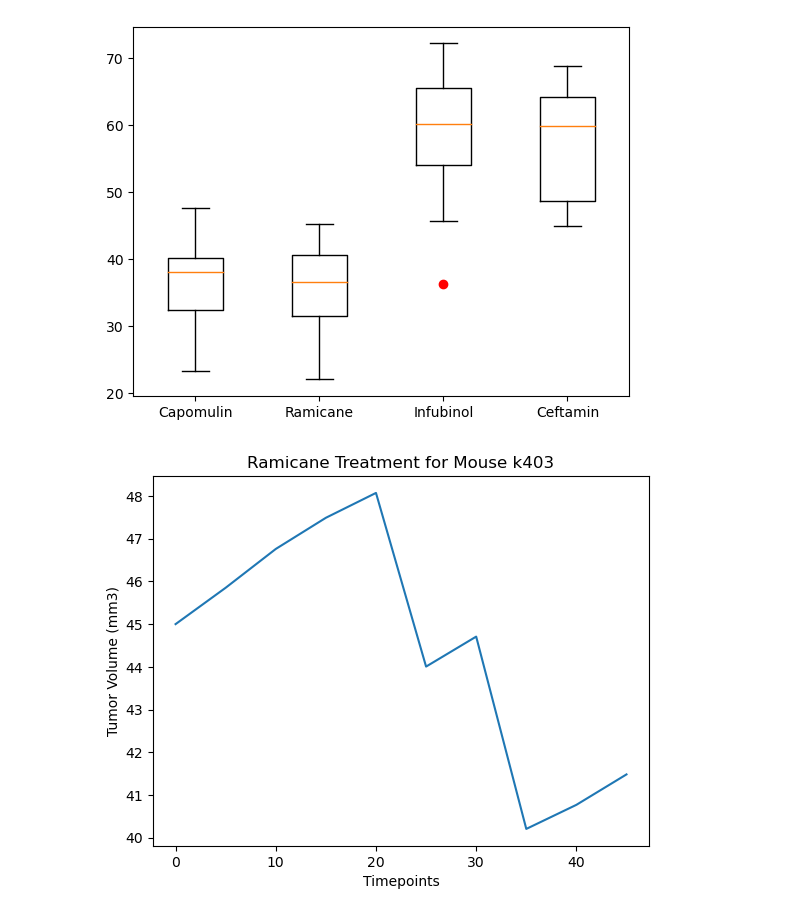
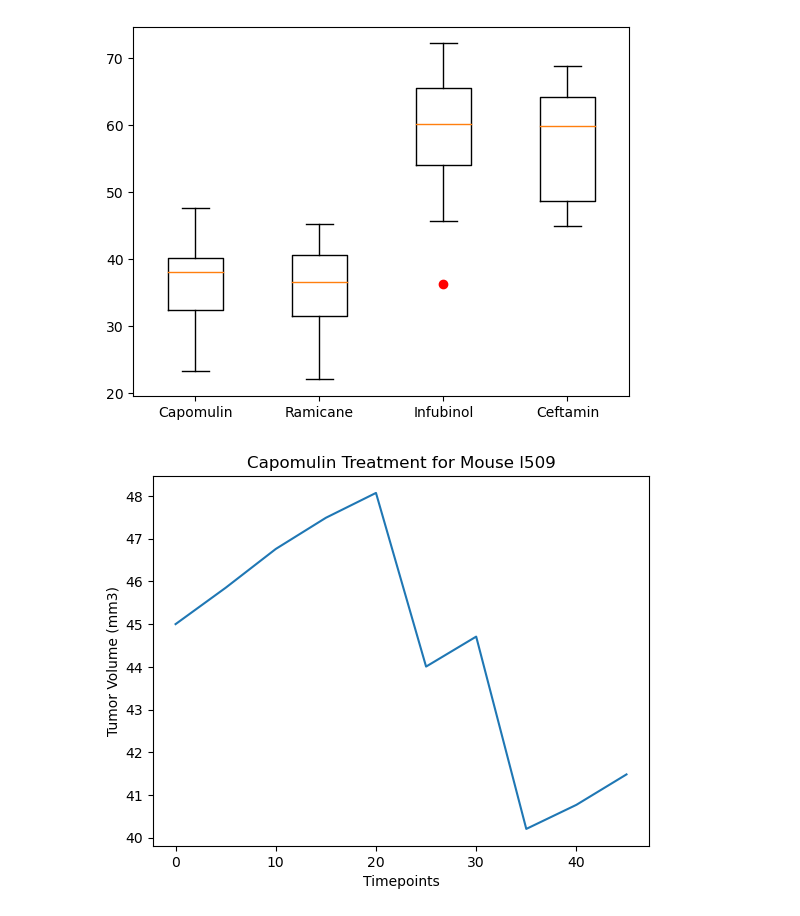
Before and after one commit to SolSolstice/matplotib-challenge, a Jupyter notebook: Pymaceuticals/pymaceuticals_workfile.ipynb, the cells around one changed output. Cells and saved outputs as stored; diff of their text form; code cells hidden in the pictures.

```diff
--- a/Pymaceuticals/pymaceuticals_workfile.ipynb
+++ b/Pymaceuticals/pymaceuticals_workfile.ipynb
@@ -329,24 +301,21 @@ plt.show()
 # %%
 # Generate a line plot of tumor volume vs. time point for a mouse treated with Capomulin
 
 
 capo_mice = combined_data.loc[combined_data["Drug Regimen"] == "Capomulin"]
 capo_mice.head(20)
 
 mouse_l509 = capo_mice.loc[combined_data["Mouse ID"]== "l509"]
-#mouse_i509 = mouse_k403.loc[:,["Tumor Volume (mm3)","Timepoint"]]
-mouse_l509
-#l509_tumor_x_time = mouse_l509.loc[:,["Tumor Volume (mm3)","Timepoint"]]
 l509_tumor_x_time = mouse_l509.loc[:,["Timepoint","Tumor Volume (mm3)"]]
-l509_tumor_x_time
-#b128_tumor_x_time
+
+
 l509_tumor_x_time.set_index('Timepoint',inplace=True)
 l509_tumor_x_time.reset_index(drop=True)
-l509_tumor_x_time
+
 plt.plot(l509_tumor_x_time)
 plt.xlabel("Timepoints")
 plt.ylabel("Tumor Volume (mm3)")
-plt.title("Ramicane Treatment for Mouse k403")
+plt.title("Capomulin Treatment for Mouse l509")
 plt.show()
 # %% [output]
-[figure, old version]
+[figure, new version]
```
Also changed, not shown: parts of 10 cells of this notebook.
